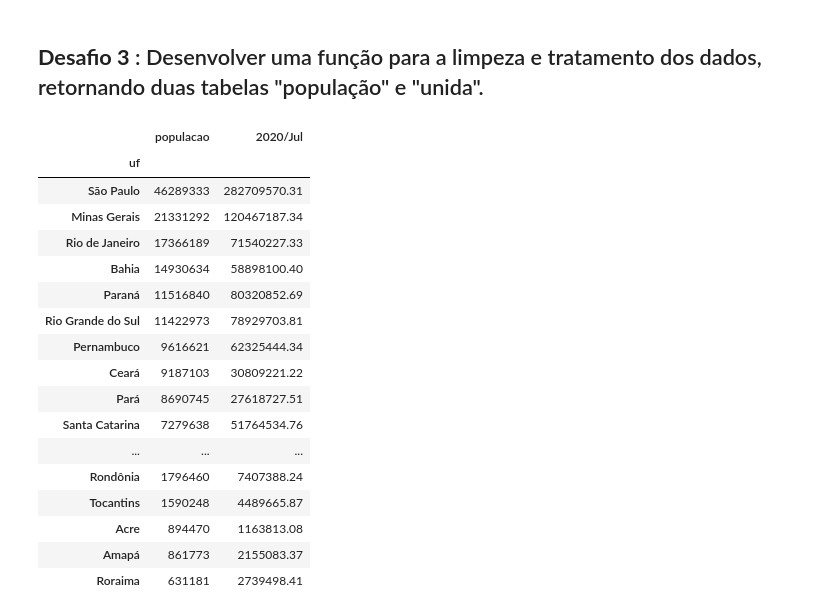
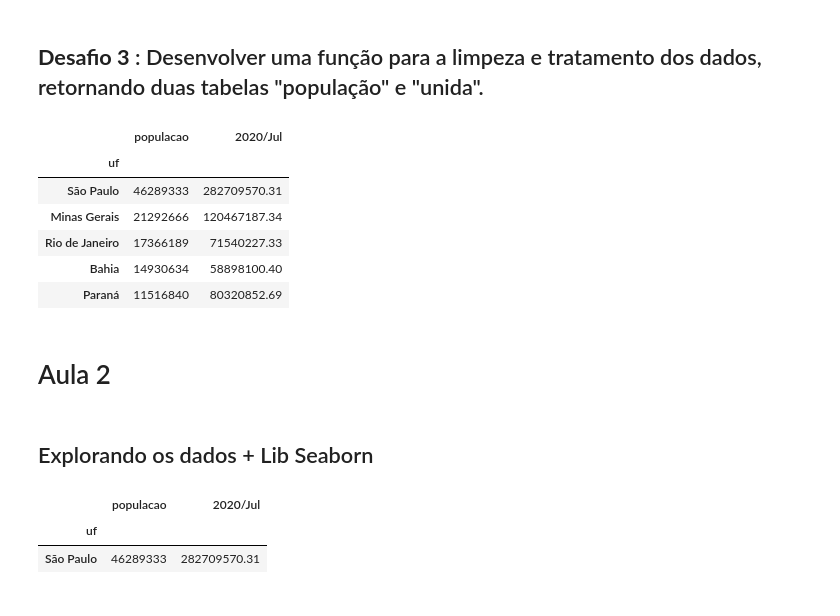
Before and after one commit to carollimaxp/data_science_alura, a Jupyter notebook: DS_Bootcamp_Módulo_2.ipynb, the cells around one changed output. Saved outputs shown, nothing was run; the diff lists cells and outputs as text; code cells hidden in the pictures.

Commit message:
Módulo 2 - Aula 2 e 3

```diff
--- a/DS_Bootcamp_Módulo_2.ipynb
+++ b/DS_Bootcamp_Módulo_2.ipynb
@@ -385,7 +398,7 @@ Tem as funções de verificações do str. como isalnum (alphanumerico), isalpha
 # %% [markdown]
 ## **Desafio 3** : Desenvolver uma função para a limpeza e tratamento dos dados, retornando duas tabelas "população" e "unida".
 # %%
-def limpeza_join (wiki_populacao, gastos_mes_mais_recente):
+def limpeza_join (wiki_populacao: pd.DataFrame, gastos_mes_mais_recente: pd.Series):
     #verificar se os numeros tem espaços
     #transformar em números
     #verificar se os index estão corretos
@@ -404,23 +417,22 @@ def limpeza_join (wiki_populacao, gastos_mes_mais_recente):
     return wiki_populacao.join(gastos_mes_mais_recente)
 # %%
 gasto_e_populacao_recente = limpeza_join (dados_wikipedia[0], gastos_mes_mais_recente)
-gasto_e_populacao_recente
+gasto_e_populacao_recente.head()
 # %% [output]
 |  | populacao | 2020/Jul |
 | uf |  |  |
 | São Paulo | 46289333 | 282709570.31 |
-| Minas Gerais | 21331292 | 120467187.34 |
+| Minas Gerais | 21292666 | 120467187.34 |
 | Rio de Janeiro | 17366189 | 71540227.33 |
 | Bahia | 14930634 | 58898100.40 |
 | Paraná | 11516840 | 80320852.69 |
-| Rio Grande do Sul | 11422973 | 78929703.81 |
-| Pernambuco | 9616621 | 62325444.34 |
-| Ceará | 9187103 | 30809221.22 |
-| Pará | 8690745 | 27618727.51 |
-| Santa Catarina | 7279638 | 51764534.76 |
-| ... | ... | ... |
-| Rondônia | 1796460 | 7407388.24 |
-| Tocantins | 1590248 | 4489665.87 |
-| Acre | 894470 | 1163813.08 |
-| Amapá | 861773 | 2155083.37 |
-| Roraima | 631181 | 2739498.41 |
+# %% [markdown]
+# Aula 2
+# %% [markdown]
+## Explorando os dados + Lib Seaborn
+# %%
+gasto_e_populacao_recente.head(1)
+# %% [output]
+|  | populacao | 2020/Jul |
+| uf |  |  |
+| São Paulo | 46289333 | 282709570.31 |
```
Also changed, not shown: parts of 72 cells of this notebook.
